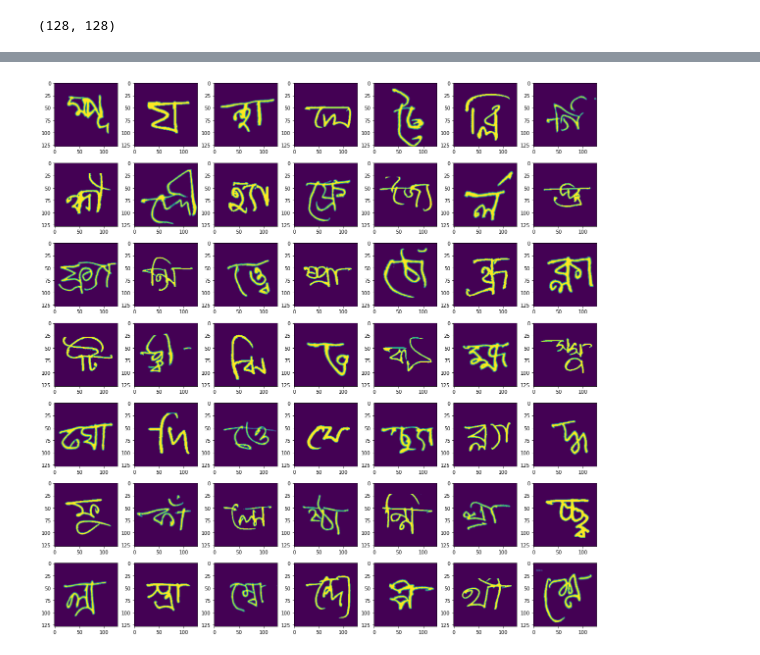
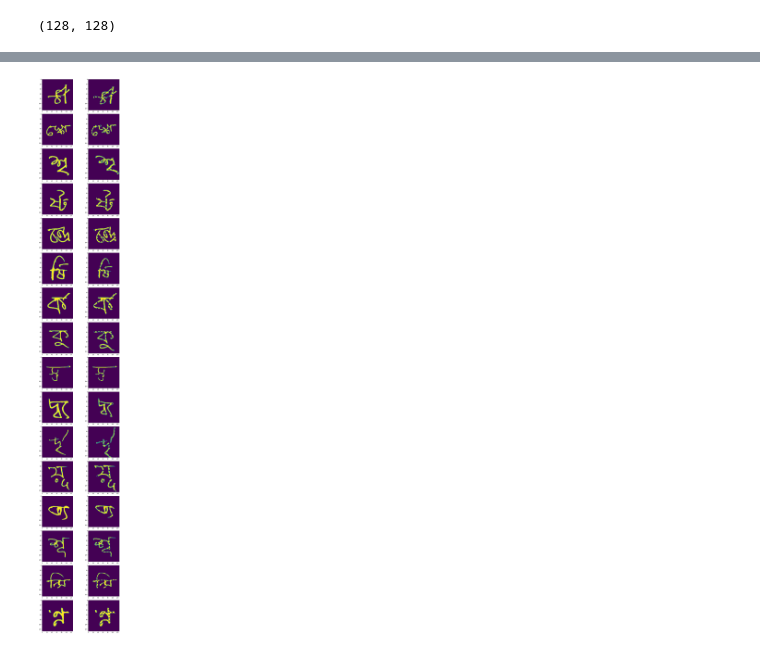
Before and after one commit to Dmitrsl/bengali, a Jupyter notebook: bengali_albu.ipynb, the cells around one changed output, grey strips where cells are left out. Drawn from its saved outputs; the diff is of its cells as text; code cells hidden in the pictures.

```diff
--- a/bengali_albu.ipynb
+++ b/bengali_albu.ipynb
@@ -190,6 +190,21 @@ def read_random_images(images, size: int=4) -> List[Tuple[str, np.ndarray]]:
         result.append(_image)
 
     return result
+
+def show_imaug(images: List[Tuple[str, np.ndarray]], aug):
+    examples = len(images)
+    width = 2
+    height = examples
+    _indexes = [(i, j) for i in range(height) for j in range(width)]
+
+    f, ax = plt.subplots(height, width, figsize=(12, 4 * examples))
+    for i, img in enumerate(images):
+
+        ax[i, 0].imshow(img)
+        img = aug(image=img)['image']
+        ax[i, 1].imshow(img)
+
+    f.tight_layout()
 # %%
 train_images[1].shape
 # %% [output]
@@ -199,17 +214,19 @@ train_images[1].shape
 aug = albu.Compose([
 
         #albu.ShiftScaleRotate(p=.5, scale_limit=(-.05, .1), rotate_limit=10, shift_limit=(-.1,.1), border_mode=0),
-        #albu.GridDistortion(p=.7, border_mode=0, distort_limit=.25),
+        albu.GridDistortion(p=.35, border_mode=0, distort_limit=.25),
+        albu.ShiftScaleRotate(p=.35, scale_limit=(-.2, .2), rotate_limit=5, shift_limit=(-.01,.01),           border_mode=0),
+        #albu.GridDistortion(p=.35, border_mode=0, distort_limit=.25),
 
-        albu.ElasticTransform(p=1, alpha=70, sigma=9, alpha_affine=9),
-
+        albu.ElasticTransform(p=.35, alpha=70, sigma=9, alpha_affine=9),
+        albu.GridDropout(ratio=.35,p=1),
         #albu.CenterCrop(112, 112, .1),
         # albu.CoarseDropout(max_holes=32, max_height=16, max_width=16, min_holes=4, min_height=2, min_width=2, fill_value=0, p=1),
-        #albu.GridDropout(ratio=.25,p=1),
+        #albu.GridDropout(ratio=.5,p=1),
         #albu.JpegCompression(quality_lower=20, quality_upper=40, p=.1),
         #albu.Blur(blur_limit=3, p=.1),
 
 ])
-images = read_random_images(train_images, 49)
-show_examples(images, aug)
+images = read_random_images(train_images, 16)
+show_imaug(images, aug)
 # %% [output]
@@ -218 +235 @@ Wall time: 10.7 µs
-[figure, old version]
+[figure, new version]
```
Also changed, not shown: parts of 6 cells of this notebook, 4 other files.
